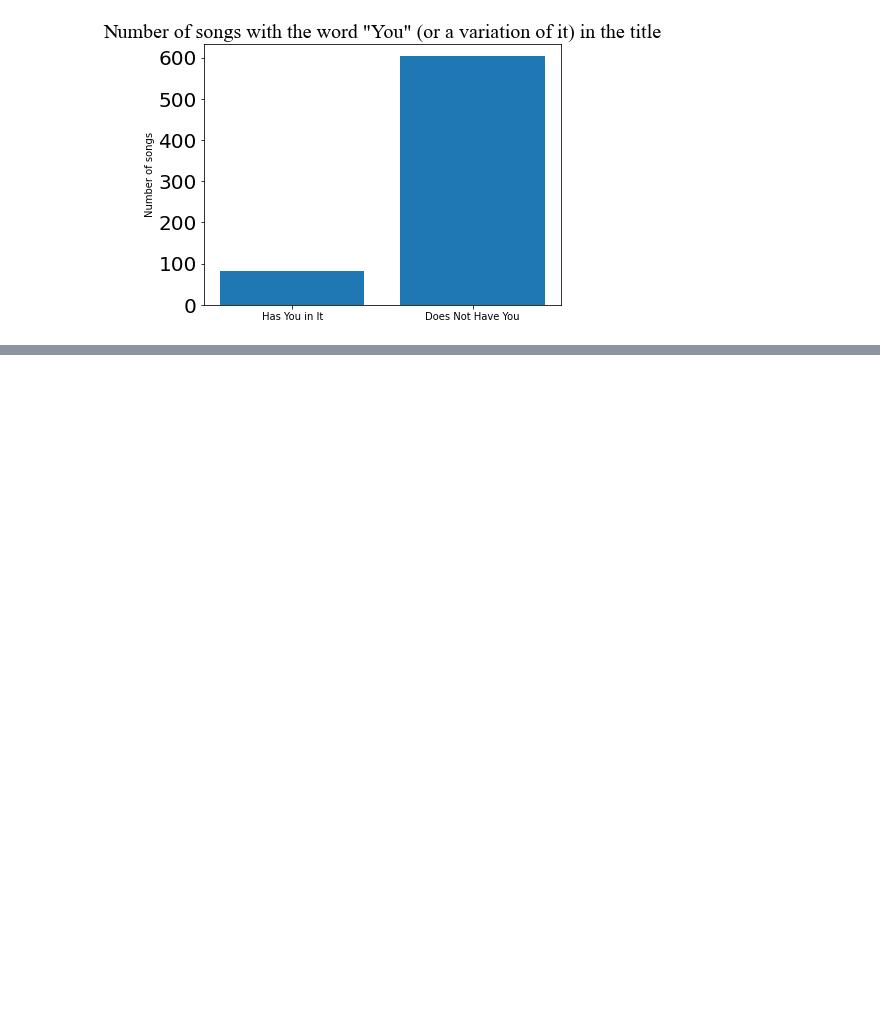
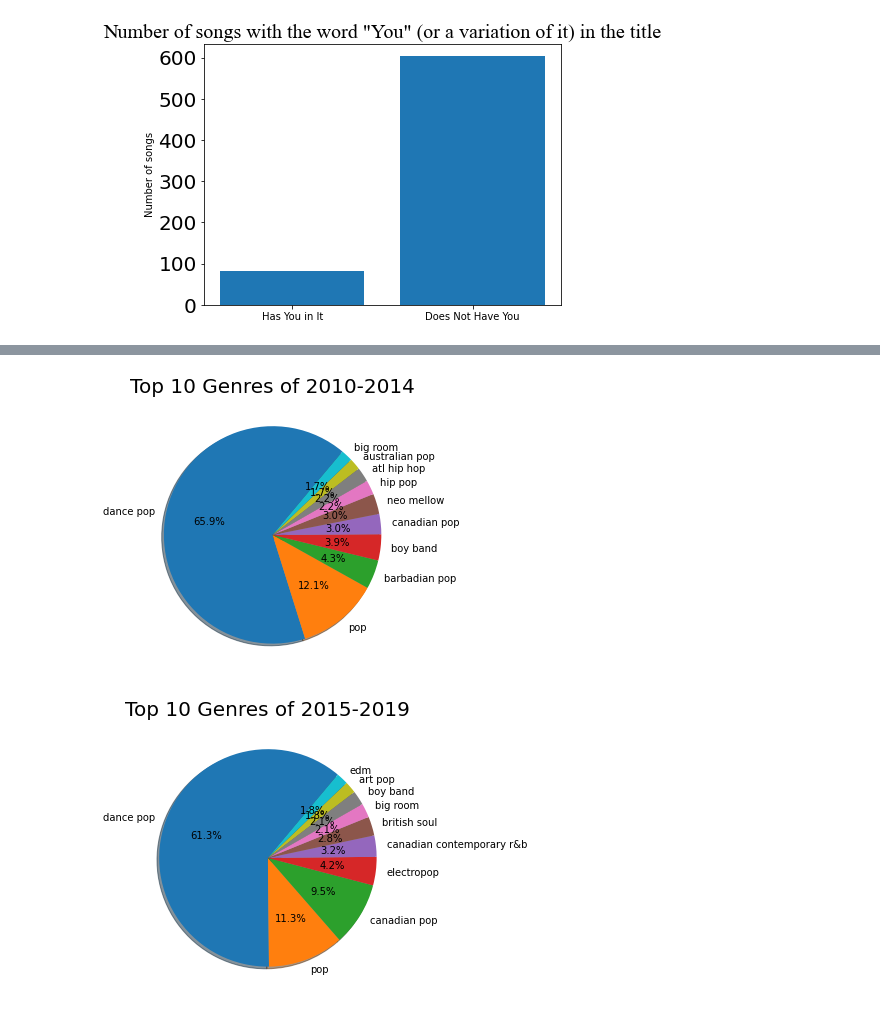
Before and after one commit to jvalliere/CMPS240-final-project, a Jupyter notebook: CMPS240_final_project.ipynb, the cells around one changed output, grey strips where cells are left out. Cells and saved outputs as stored; diff of their text form; code cells hidden in the pictures; blank space fills up the shorter version.

```diff
--- a/CMPS240_final_project.ipynb
+++ b/CMPS240_final_project.ipynb
@@ -135,2 +135,28 @@ plt.show()
 # %%
 #Looking at the first 5 years compared to the last 5 years, make graphs of genres (and maybe other variables) and see if theres a variation
+# %%
+top10s_first_five = top10s[top10s['year']<=2014]
+top10s_second_five = top10s[top10s['year'] > 2014]
+
+#Pie chart with percentages of genres over 2010-2014 years
+count = top10s_first_five['top genre'].value_counts().iloc[:10]
+gen = top10s_first_five['top genre'].value_counts().iloc[:10].index
+genre_pie = plt.pie(count, labels = gen,
+autopct='%1.1f%%', shadow=True, startangle=50)
+plt.title('Top 10 Genres of 2010-2014', fontsize=20)
+fig = plt.gcf()
+fig.set_size_inches(5,5)
+plt.show()
+
+#Pie chart with percentages of genres over 2015-2019 years
+count = top10s_second_five['top genre'].value_counts().iloc[:10]
+gen = top10s_second_five['top genre'].value_counts().iloc[:10].index
+genre_pie = plt.pie(count, labels = gen,
+autopct='%1.1f%%', shadow=True, startangle=50)
+plt.title('Top 10 Genres of 2015-2019', fontsize=20)
+fig = plt.gcf()
+fig.set_size_inches(5,5)
+plt.show()
+# %% [output]
+[figure, added]
+[figure, added]
```
Also changed, not shown: parts of 8 cells of this notebook.
